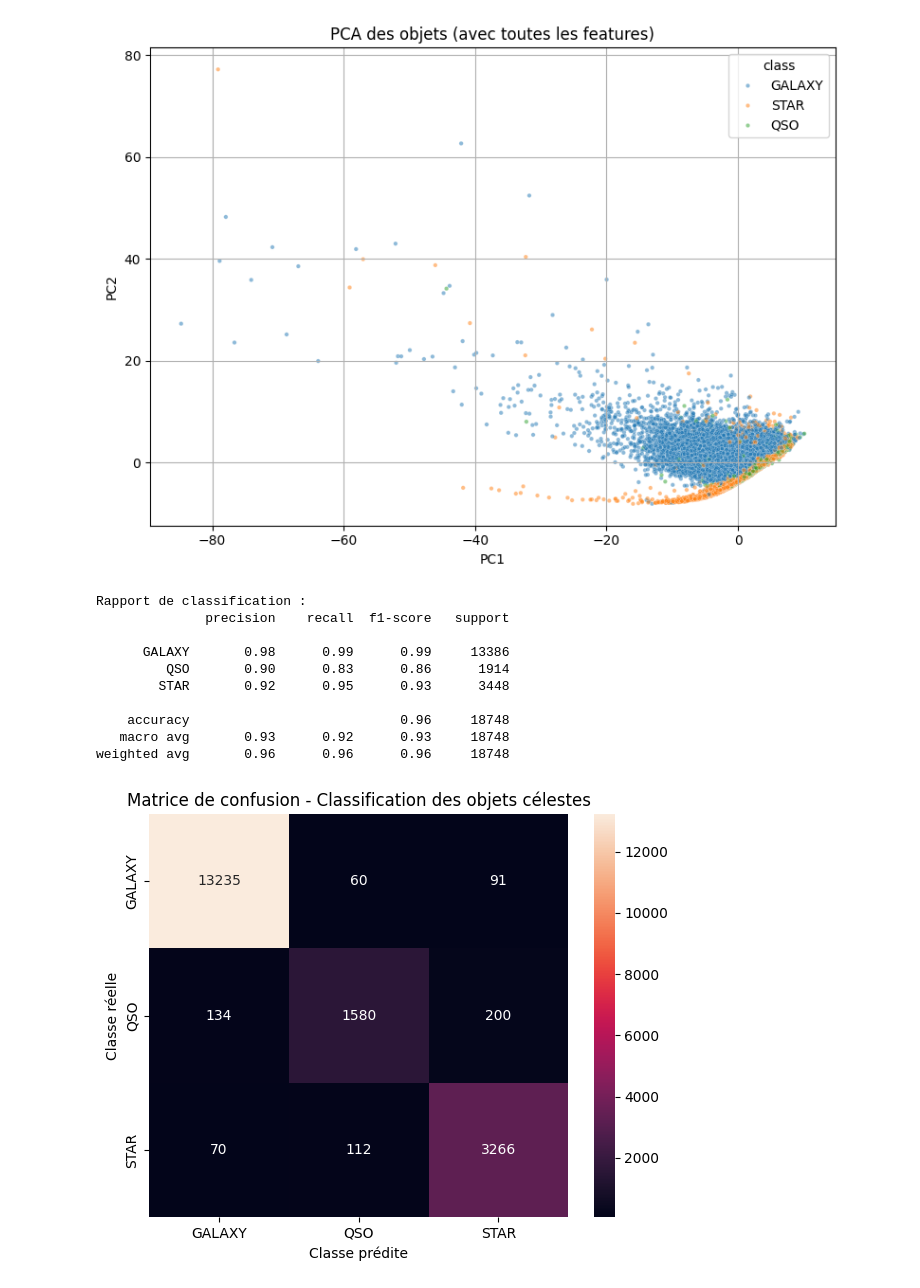
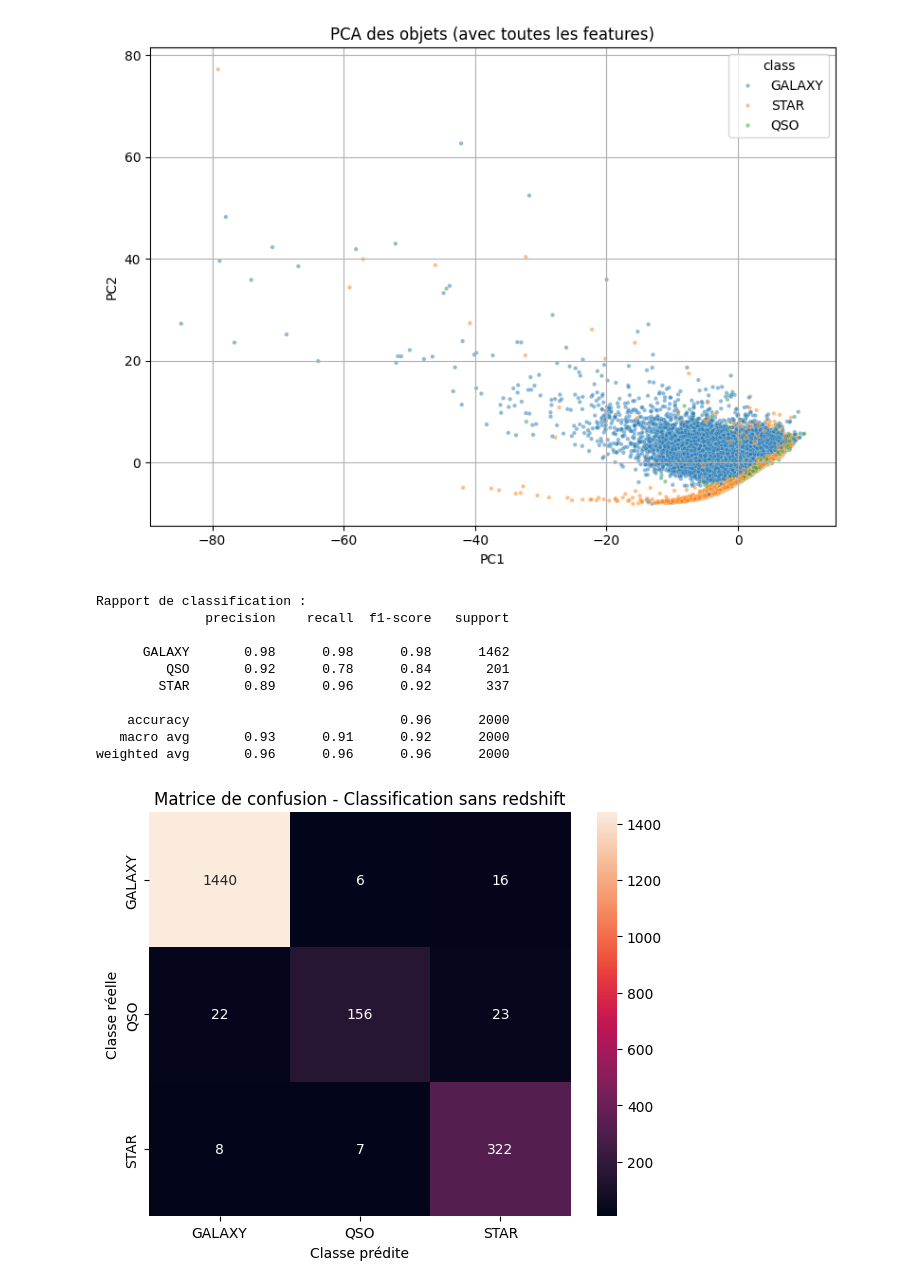
Before and after one commit to FDSena/SDSS_PROJECT_DA, a Jupyter notebook: projet.ipynb, the cells around one changed output. Saved outputs shown, nothing was run; the diff lists cells and outputs as text; code cells hidden in the pictures.

```diff
--- a/projet.ipynb
+++ b/projet.ipynb
@@ -484,91 +486,66 @@ plt.tight_layout()
 plt.show()
 # %% [output]
 [figure]
-# %%
-from sklearn.model_selection import train_test_split
-from sklearn.ensemble import RandomForestClassifier
-from sklearn.metrics import classification_report, confusion_matrix
-
-# Séparation train/test
-X_train, X_test, y_train, y_test = train_test_split(X_scaled, y, test_size=0.2, random_state=42)
-
-# Entraînement du classifieur
-clf = RandomForestClassifier(n_estimators=100, random_state=42)
-clf.fit(X_train, y_train)
-
-# Prédiction
-y_pred = clf.predict(X_test)
-
-# Évaluation
-report = classification_report(y_test, y_pred, output_dict=False)
-conf_matrix = confusion_matrix(y_test, y_pred)
-
-# Affichage
-print("Rapport de classification :")
-print(report)
-
-# Matrice de confusion
-plt.figure(figsize=(6, 5))
-sns.heatmap(conf_matrix, annot=True, fmt="d", xticklabels=clf.classes_, yticklabels=clf.classes_)
-plt.title("Matrice de confusion - Classification des objets célestes")
-plt.xlabel("Classe prédite")
-plt.ylabel("Classe réelle")
-plt.tight_layout()
-plt.show()
-# %% [output]
-Rapport de classification :
-              precision    recall  f1-score   support
-
-      GALAXY       0.98      0.99      0.99     13386
-         QSO       0.90      0.83      0.86      1914
-        STAR       0.92      0.95      0.93      3448
-
-    accuracy                           0.96     18748
-   macro avg       0.93      0.92      0.93     18748
-weighted avg       0.96      0.96      0.96     18748
-[figure, removed]
 # %%
 from sklearn.ensemble import RandomForestClassifier
 from sklearn.model_selection import train_test_split
 from sklearn.metrics import classification_report, confusion_matrix
 
-# Définir les features à utiliser pour la classification
+# Supprimer 'redshift' des features
 features_classif = [
     "u", "g", "r", "i", "z",
     "petroRad_u", "petroRad_g", "petroRad_r", "petroRad_i", "petroRad_z",
     "petroFlux_u", "petroFlux_g", "petroFlux_r", "petroFlux_i", "petroFlux_z",
     "petroR50_u", "petroR50_g", "petroR50_r", "petroR50_i", "petroR50_z",
     "psfMag_u", "psfMag_g", "psfMag_r", "psfMag_i", "psfMag_z",
     "expAB_u", "expAB_g", "expAB_r", "expAB_i", "expAB_z"
 ]
+
 features_classif = [f for f in features_classif if f in df.columns]
 
-# Sous-échantillonnage à 10000 lignes pour temps d'entraînement raisonnable
+# Ajout des couleurs
+df["g-r"] = df["g"] - df["r"]
+df["r-i"] = df["r"] - df["i"]
+df["i-z"] = df["i"] - df["z"]
+features_classif += ["g-r", "r-i", "i-z"]
+
+# Sous-échantillonnage
 df_sampled = df.sample(n=10000, random_state=42)
 X = df_sampled[features_classif]
 y = df_sampled["class"]
 
-# Division train/test
+# Split
 X_train, X_test, y_train, y_test = train_test_split(X, y, test_size=0.2, random_state=42)
 
 # Entraînement
-clf = RandomForestClassifier(n_estimators=100, random_state=42)
+clf = RandomForestClassifier(n_estimators=100, class_weight="balanced", random_state=42)
 clf.fit(X_train, y_train)
 y_pred = clf.predict(X_test)
 
-# Rapport de classification
+# Rapport et matrice de confusion
 report = classification_report(y_test, y_pred, output_dict=False)
 conf_matrix = confusion_matrix(y_test, y_pred)
 
 # Affichage
 print("Rapport de classification :")
 print(report)
 
-# Matrice de confusion
 plt.figure(figsize=(6, 5))
 sns.heatmap(conf_matrix, annot=True, fmt="d", xticklabels=clf.classes_, yticklabels=clf.classes_)
-plt.title("Matrice de confusion - Classification des objets célestes (sans PCA)")
+plt.title("Matrice de confusion - Classification sans redshift")
 plt.xlabel("Classe prédite")
 plt.ylabel("Classe réelle")
 plt.tight_layout()
 plt.show()
+# %% [output]
+Rapport de classification :
+              precision    recall  f1-score   support
+
+      GALAXY       0.98      0.98      0.98      1462
+         QSO       0.92      0.78      0.84       201
+        STAR       0.89      0.96      0.92       337
+
+    accuracy                           0.96      2000
+   macro avg       0.93      0.91      0.92      2000
+weighted avg       0.96      0.96      0.96      2000
+[figure, added]
```
Also changed, not shown: parts of 2 cells of this notebook.
